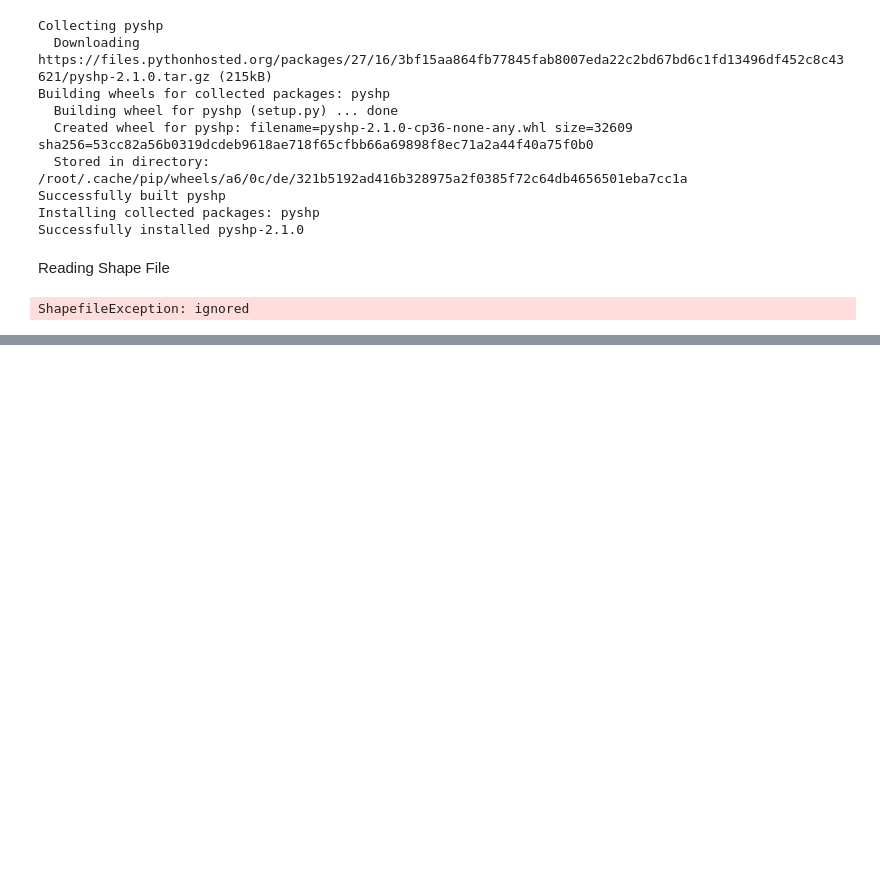
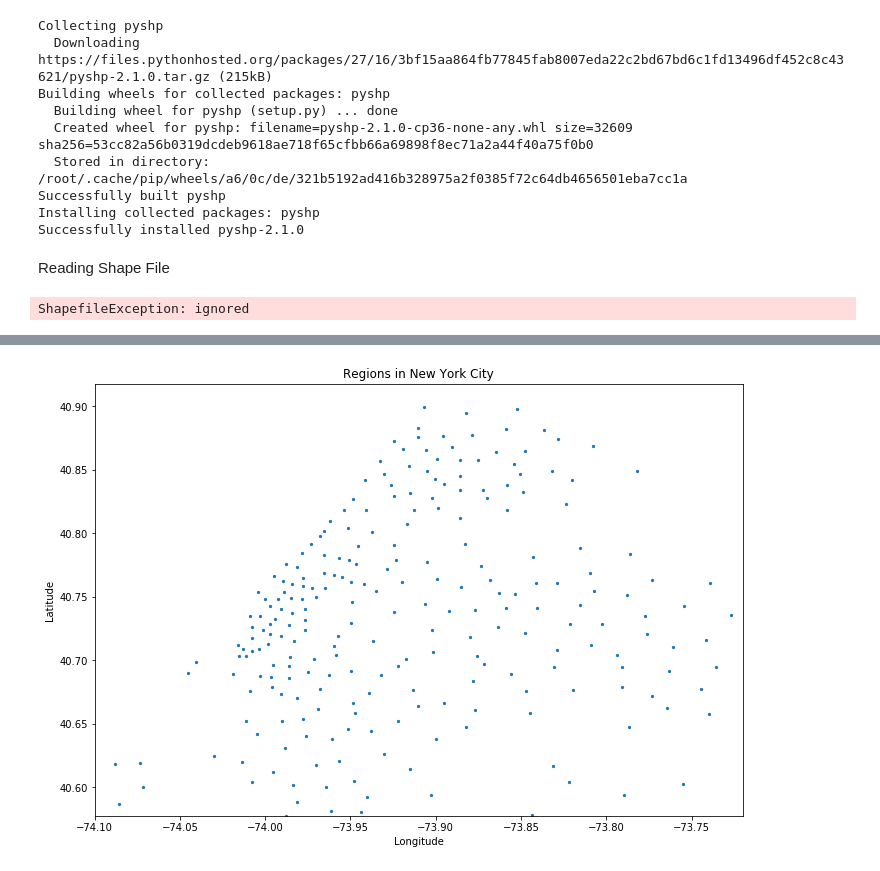
Before and after one commit to ssrbazpur/BigQuery, a Jupyter notebook: Second_Phase.ipynb, the cells around one changed output, grey strips where cells are left out. Saved outputs shown, nothing was run; the diff lists cells and outputs as text; code cells hidden in the pictures; blank space fills up the shorter version.

```diff
--- a/Second_Phase.ipynb
+++ b/Second_Phase.ipynb
@@ -241,3 +247,17 @@ outside_pickups.head()
 | 2 | 18 | Bedford Park | Bronx | POLYGON((-73.8844286139999 40.866... | POINT(-73.8901838169765 40.867682... | -73.890184 | 40.867682 |
 | 3 | 20 | Belmont | Bronx | POLYGON((-73.8839239579998 40.864... | POINT(-73.885867448807 40.8577794... | -73.885867 | 40.857779 |
 | 4 | 31 | Bronx Park | Bronx | POLYGON((-73.8710017319999 40.857... | POINT(-73.8754760224878 40.857745... | -73.875476 | 40.857746 |
+# %%
+NYC_latitude_range = (40.5774, 40.9176)
+NYC_Longitude_range = (-74.15, -73.7004)
+fig = plt.figure()
+ax = fig.add_axes([0,0,1.5,1.5])
+ax.scatter(x = df.longitude.values[:70000], y = df.latitude.values[:70000], cmap = "Paired", s = 5)
+ax.set_xlim(-74.10, -73.72)
+ax.set_ylim(40.5774, 40.9176)
+ax.set_title("Regions in New York City")
+ax.set_xlabel('Longitude')
+ax.set_ylabel('Latitude')
+plt.show()
+# %% [output]
+[figure, added]
```
Also changed, not shown: parts of 1 cell of this notebook.
